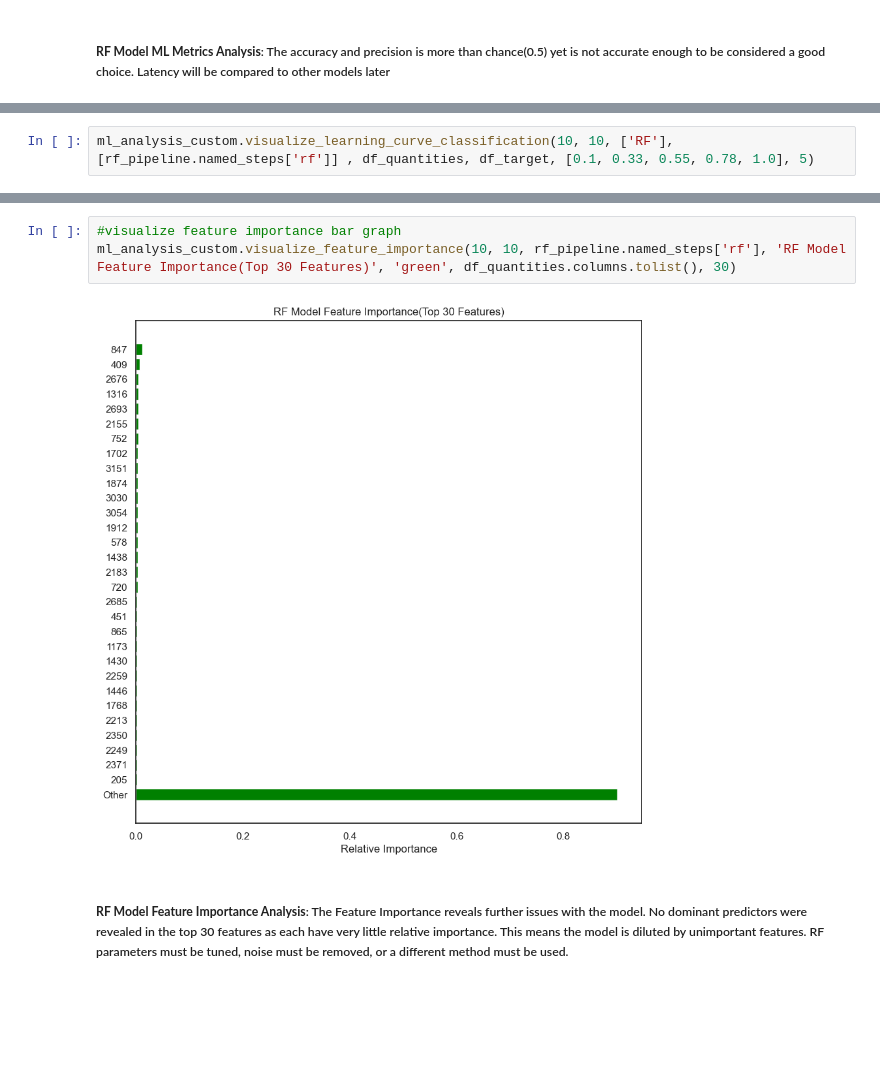
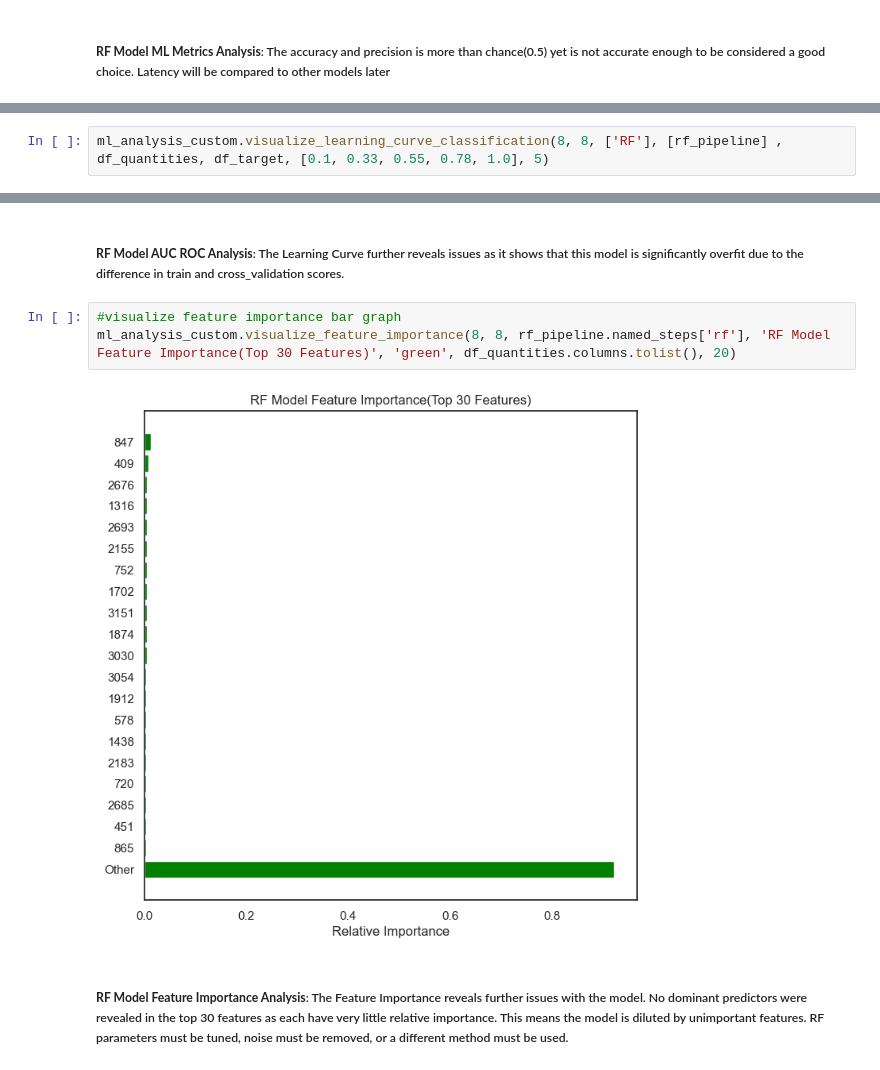
Before and after one commit to APS301123/Lung_Cancer_Classification_Project, a Jupyter notebook: Code/notebook_lung_cancer.ipynb, the cells around one changed output, grey strips where cells are left out. Saved outputs shown, nothing was run; the diff lists cells and outputs as text; blank space fills up the shorter version.

```diff
--- a/Code/notebook_lung_cancer.ipynb
+++ b/Code/notebook_lung_cancer.ipynb
@@ -232,3 +290,3 @@ ml_analysis_custom.visualize_precision_recall_curve(10, 10, ['RF'], [rf_pipeline
 # %%
-ml_analysis_custom.visualize_learning_curve_classification(10, 10, ['RF'], [rf_pipeline.named_steps['rf']] , df_quantities, df_target, [0.1, 0.33, 0.55, 0.78, 1.0], 5)
+ml_analysis_custom.visualize_learning_curve_classification(8, 8, ['RF'], [rf_pipeline] , df_quantities, df_target, [0.1, 0.33, 0.55, 0.78, 1.0], 5)
 # %% [output]
@@ -268,7 +294,9 @@ ROC AUC: 0.17560586734693878
+# %% [markdown]
+##### **RF Model AUC ROC Analysis**: The Learning Curve further reveals issues as it shows that this model is significantly overfit due to the difference in train and cross_validation scores.
 # %%
 #visualize feature importance bar graph
-ml_analysis_custom.visualize_feature_importance(10, 10, rf_pipeline.named_steps['rf'], 'RF Model Feature Importance(Top 30 Features)', 'green', df_quantities.columns.tolist(), 30)
+ml_analysis_custom.visualize_feature_importance(8, 8, rf_pipeline.named_steps['rf'], 'RF Model Feature Importance(Top 30 Features)', 'green', df_quantities.columns.tolist(), 20)
 # %% [output]
-[figure, old version]
+[figure, new version]
 # %% [markdown]
 ##### **RF Model Feature Importance Analysis**: The Feature Importance reveals further issues with the model. No dominant predictors were revealed in the top 30 features as each have very  little relative importance. This means the model is diluted by unimportant features. RF parameters must be tuned, noise must be removed, or a different method must be used.
```
Also changed, not shown: parts of 37 cells of this notebook.
